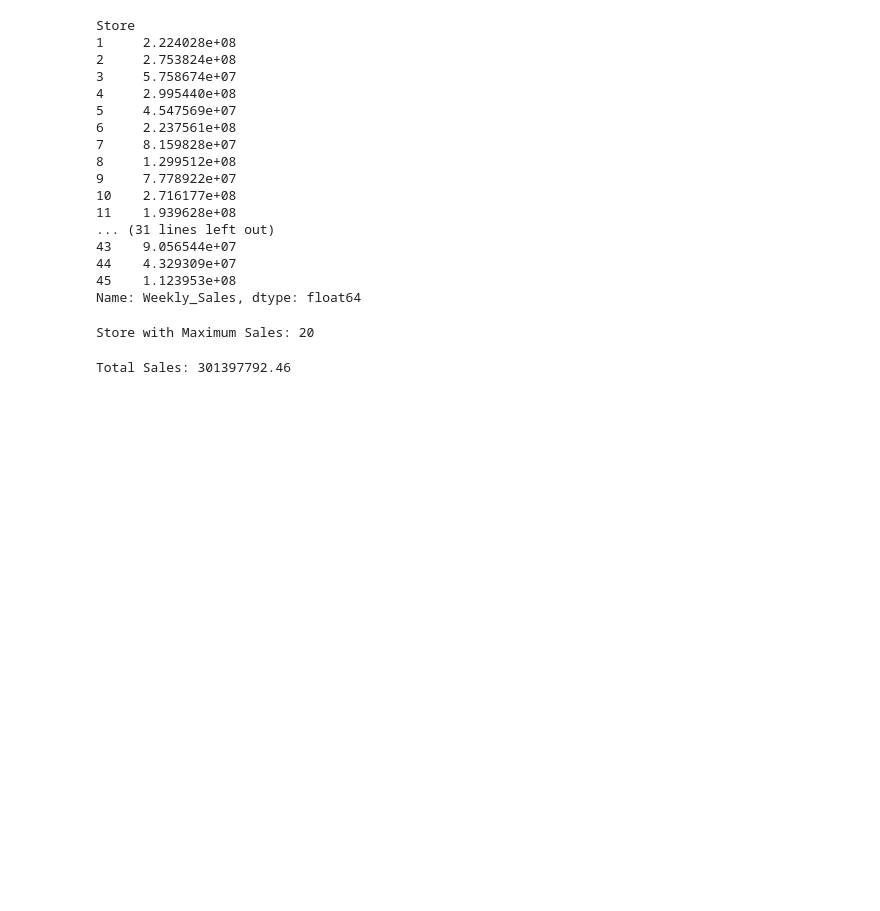
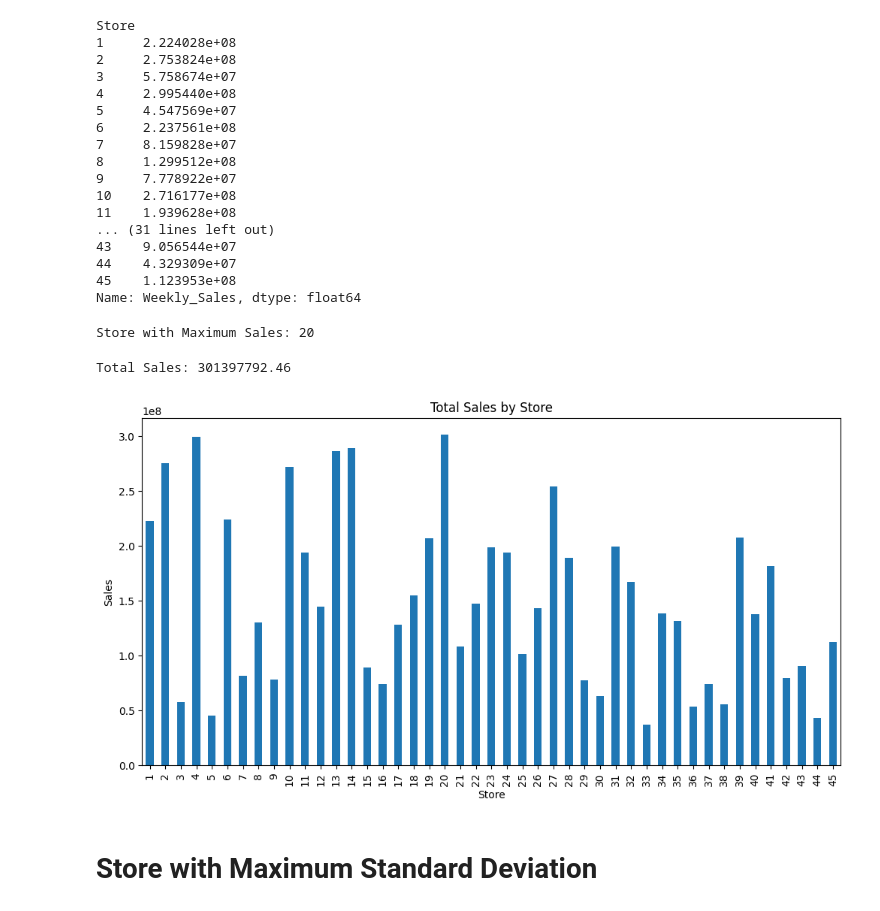
Before and after one commit to Tuffour0/Walmart, a Jupyter notebook: Walmart/walmart sales -1.ipynb, the cells around one changed output. Cells and saved outputs as stored; diff of their text form; code cells hidden in the pictures; blank space fills up the shorter version.

```diff
--- a/Walmart/walmart sales -1.ipynb
+++ b/Walmart/walmart sales -1.ipynb
@@ -151,3 +151,15 @@ Store with Maximum Sales: 20
 print("Total Sales:",store_sales.max())
 # %% [output]
 Total Sales: 301397792.46
+# %%
+# Plotting the total sales by store
+
+plt.figure(figsize=(12,6))
+store_sales.plot(kind='bar')
+plt.title("Total Sales by Store")
+plt.ylabel("Sales")
+plt.show()
+# %% [output]
+[figure, added]
+# %% [markdown]
+# Store with Maximum Standard Deviation
```
Also changed, not shown: parts of 19 cells of this notebook.
